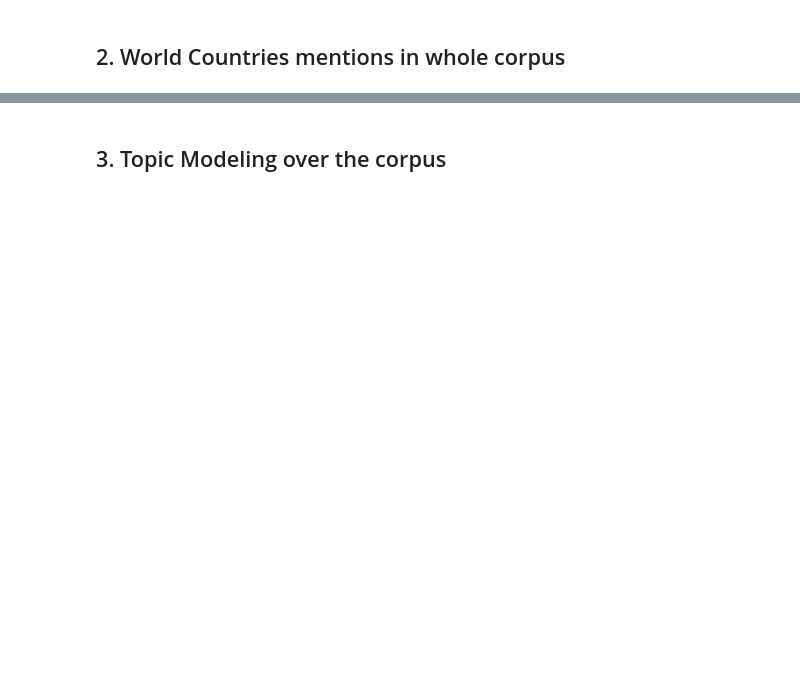
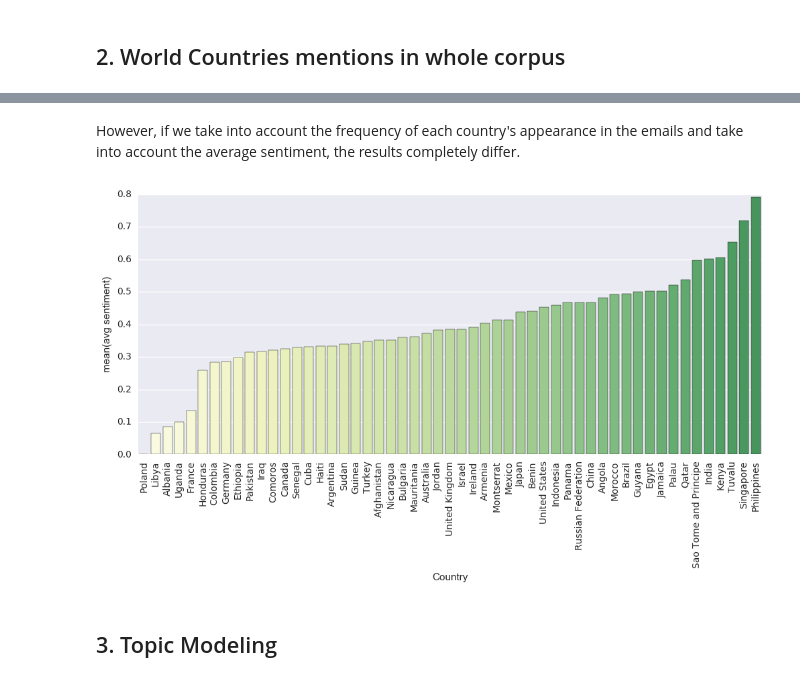
Before and after one commit to ireneu/ada, a Jupyter notebook: HW05/05 - Taming Text.ipynb, the cells around one changed output, grey strips where cells are left out. Cells and saved outputs as stored; diff of their text form; code cells hidden in the pictures; blank space fills up the shorter version.

```diff
--- a/HW05/05 - Taming Text.ipynb
+++ b/HW05/05 - Taming Text.ipynb
@@ -242,5 +263,16 @@ countries_df.sample(5)
+# %% [markdown]
+However, if we take into account the frequency of each country's appearance in the emails
+and take into account the average sentiment, the results completely differ.
+# %%
+fig, ax = plt.subplots()
+fig.set_size_inches(12, 5)
+g = sns.barplot(x='Country', y='avg sentiment' ,palette=sns.color_palette("YlGn", 80), data=countries_dfs.sort_values(by=['avg sentiment']),)
+g.set_xticklabels(countries_dfs.sort_values(by=['avg sentiment']).Country, rotation=90)
+plt.show()
+# %% [output]
+[figure, added]
 # %% [markdown]
-## 3. Topic Modeling over the corpus
+## 3. Topic Modeling
 # %%
 from gensim import corpora
 import gensim.models.ldamodel
```
Also changed, not shown: parts of 41 cells of this notebook, 45 other files.
